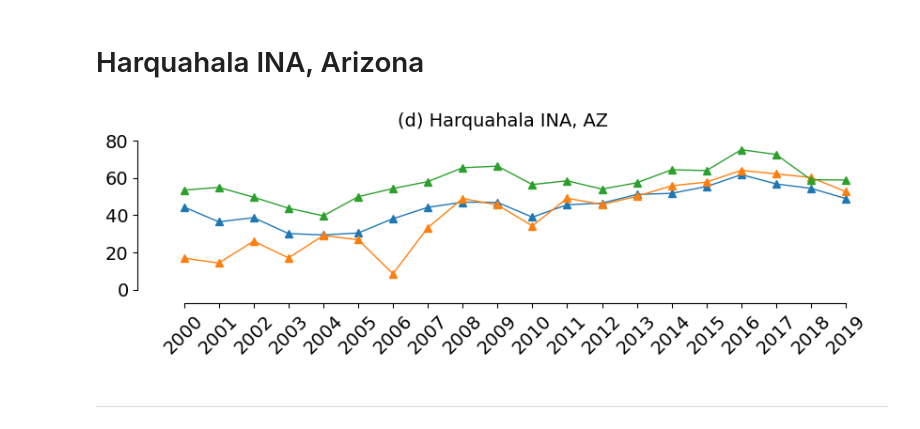
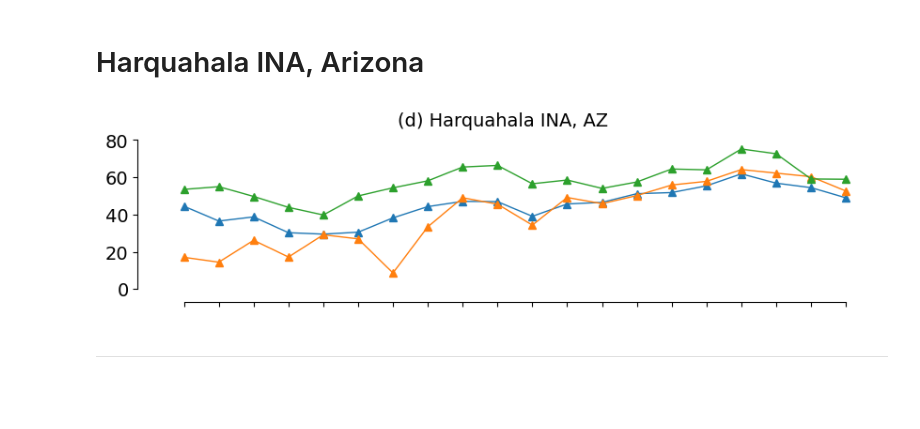
Before and after one commit to mdfahimhasan/WestUS_Peff, a Jupyter notebook: Codes/results_analysis/netGW_vs_pumping.ipynb, the cells around one changed output. Cells and saved outputs as stored; diff of their text form; code cells hidden in the pictures; blank space fills up the shorter version.

```diff
--- a/Codes/results_analysis/netGW_vs_pumping.ipynb
+++ b/Codes/results_analysis/netGW_vs_pumping.ipynb
@@ -209,17 +215,17 @@ ann_df_sel.loc[ann_df_sel['mean pumping_mm'] < 1, 'mean pumping_mm'] = np.nan
 # %%
 year = [2000, 2001, 2002, 2003, 2004, 2005, 2006, 2007, 2008, 2009, 2010,
         2011, 2012, 2013, 2014, 2015, 2016, 2017, 2018, 2019]
 
 
 savepath = 'plots/HQR_timeseries.png'
 
 make_line_plot_v2(y1=ann_df_sel['sim_mean_pumping_mm_dy'], y2=ann_df_sel['mean pumping_mm'], y3=ann_df_sel['mean USGS_mm'], year=year, fontsize=14,
                   xlabel=None, ylabel=None,
                   line_label_1='Model estimated pumping', line_label_2='Actual pumping', line_label_3='USGS estimated pumping',
                   suptitle='(d) Harquahala INA, AZ', y_lim=(0, 80),
-                  figsize=(10, 3), legend_pos='upper left', legend='off', savepath= savepath, no_xticks=False)
+                  figsize=(10, 3), legend_pos='upper left', legend='off', savepath= savepath, no_xticks=True)
 # %% [output]
-[figure, old version]
+[figure, new version]
 # %% [markdown]
 ------------------
 # %% [markdown]
```
Also changed, not shown: parts of 10 cells of this notebook, 1 other file.
